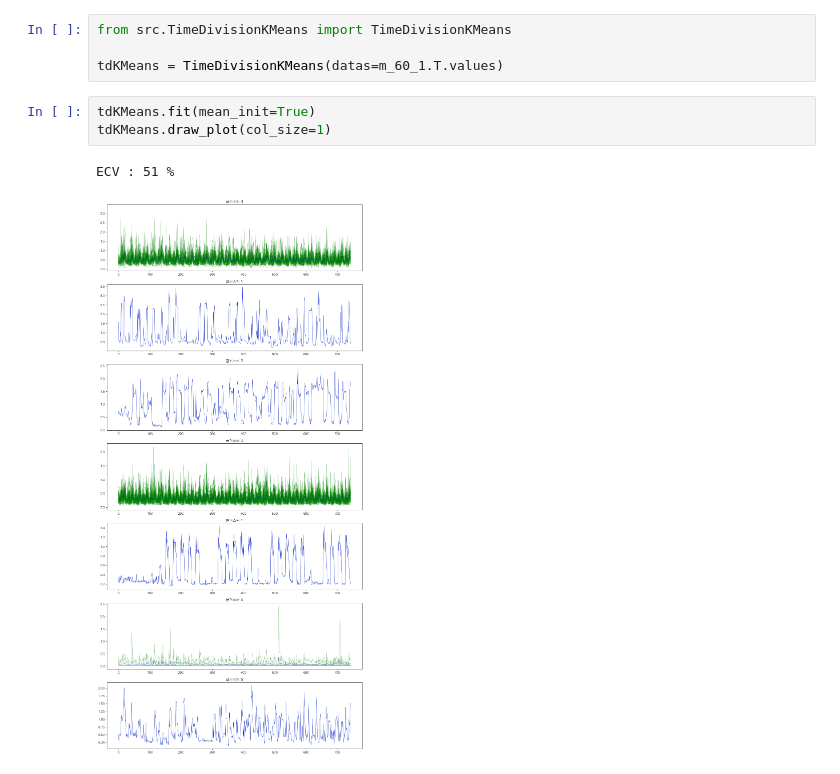
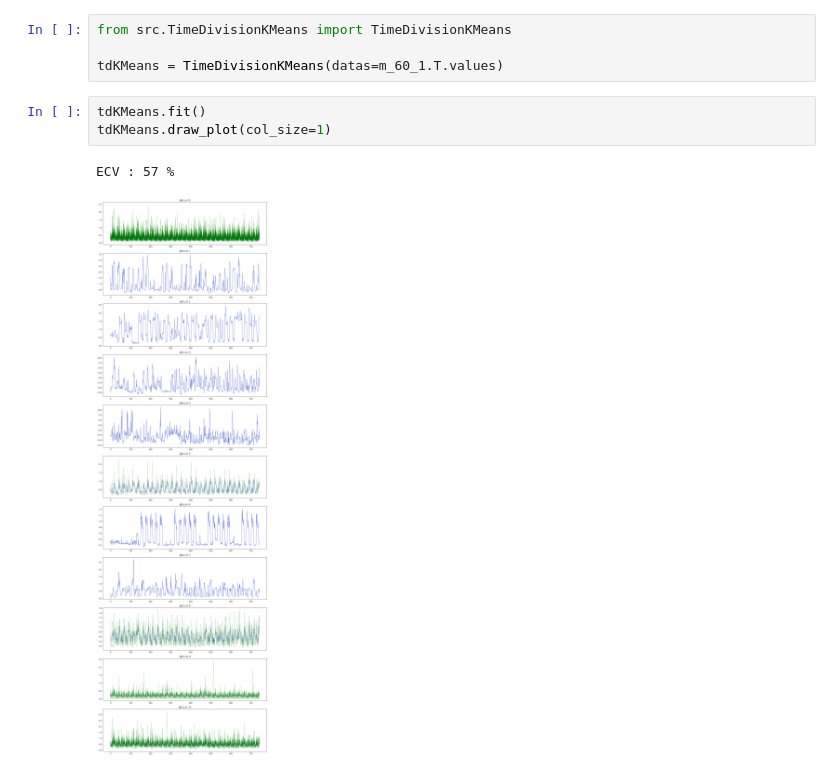
Before and after one commit to formegusto/distribution-public-fee, a Jupyter notebook: pt3.그룹별 (Pattern Based) 가격분배.ipynb, the cells around one changed output. Cells and saved outputs as stored; diff of their text form.

Commit message:
pt 3 update : kmeans++ algo init

```diff
--- a/pt3.그룹별 (Pattern Based) 가격분배.ipynb
+++ b/pt3.그룹별 (Pattern Based) 가격분배.ipynb
@@ -115,11 +115,11 @@ from src.TimeDivisionKMeans import TimeDivisionKMeans
 
 tdKMeans = TimeDivisionKMeans(datas=m_60_1.T.values)
 # %%
-tdKMeans.fit(mean_init=True)
+tdKMeans.fit()
 tdKMeans.draw_plot(col_size=1)
 # %% [output]
-ECV : 51 %
+ECV : 57 %
-[figure, old version]
+[figure, new version]
 # %%
 plt.figure(figsize=(16,8))
 
```
Also changed, not shown: parts of 33 cells of this notebook, 1 other file.
